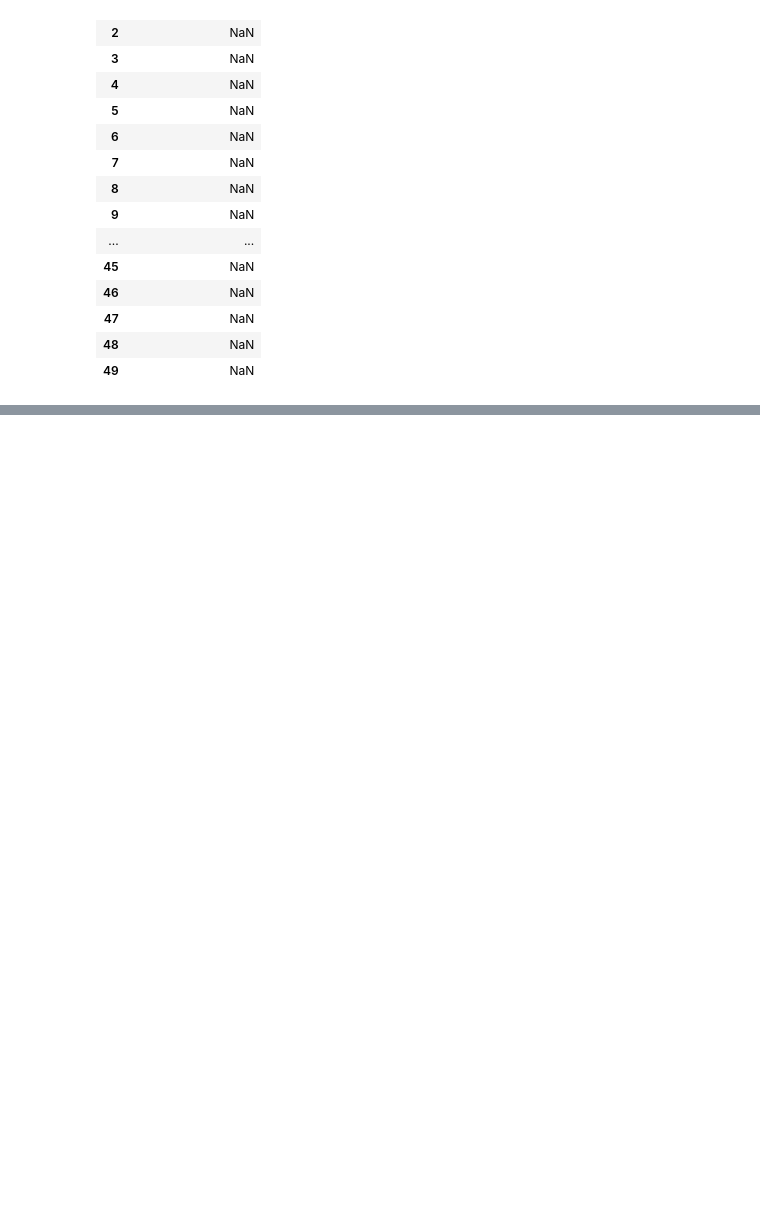
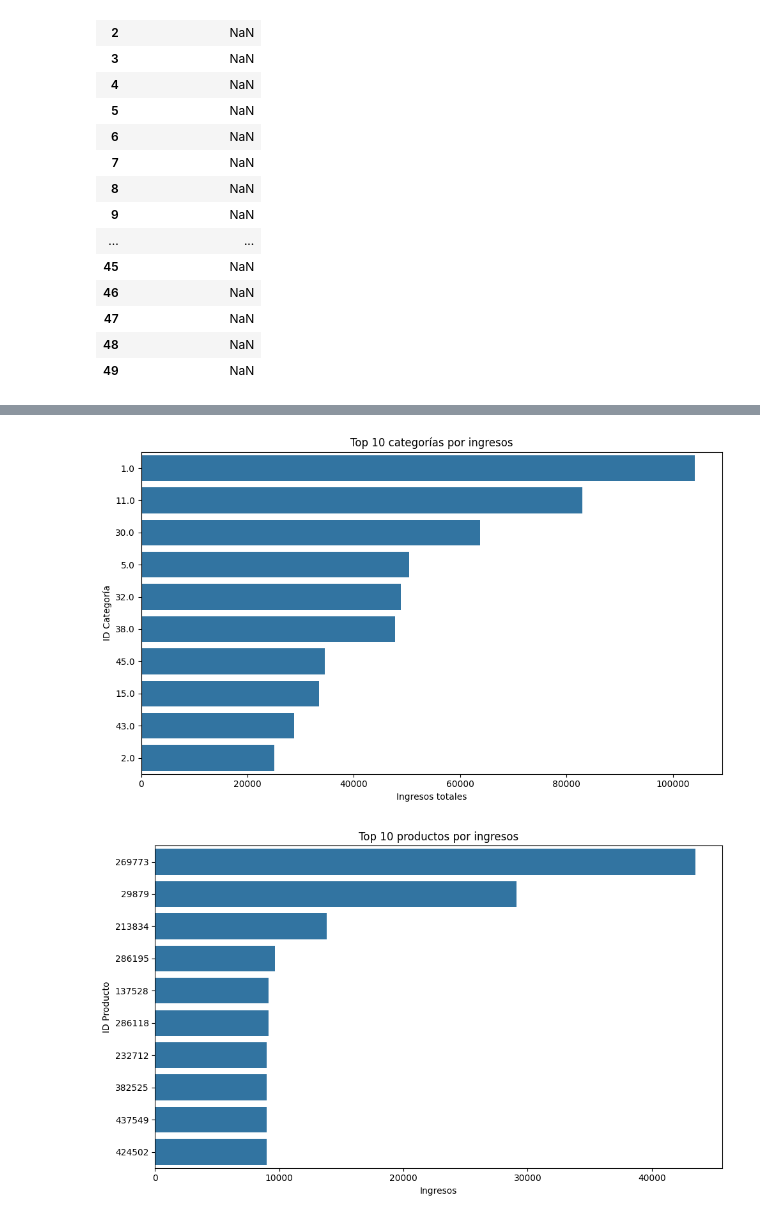
Before and after one commit to MelissaPerez09/Data-Understanding, a Jupyter notebook: src/main.ipynb, the cells around one changed output, grey strips where cells are left out. Saved outputs shown, nothing was run; the diff lists cells and outputs as text; code cells hidden in the pictures; blank space fills up the shorter version.

```diff
--- a/src/main.ipynb
+++ b/src/main.ipynb
@@ -518,0 +642,29 @@ summary_df
+# %%
+# relacion productos-ventas
+events_ventas = events.merge(producto[['id','precio','categoria_id']], left_on='itemid', right_on='id', how='left')
+
+# Filtrar solo ventas
+ventas = events_ventas[events_ventas['transactionid'].notna()]
+
+# Ingresos por categoría
+ingresos_categoria = ventas.groupby('categoria_id')['precio'].sum().sort_values(ascending=False).head(10)
+plt.figure(figsize=(10, 6))
+sns.barplot(x=ingresos_categoria.values, y=ingresos_categoria.index.astype(str))
+plt.title("Top 10 categorías por ingresos")
+plt.xlabel("Ingresos totales")
+plt.ylabel("ID Categoría")
+plt.tight_layout()
+plt.show()
+
+# Top productos por ingresos
+top_ingresos = ventas.groupby('itemid')['precio'].sum().sort_values(ascending=False).head(10)
+plt.figure(figsize=(10, 6))
+sns.barplot(x=top_ingresos.values, y=top_ingresos.index.astype(str))
+plt.title("Top 10 productos por ingresos")
+plt.xlabel("Ingresos")
+plt.ylabel("ID Producto")
+plt.tight_layout()
+plt.show()
+# %% [output]
+[figure, added]
+[figure, added]
```
Also changed, not shown: parts of 14 cells of this notebook.
